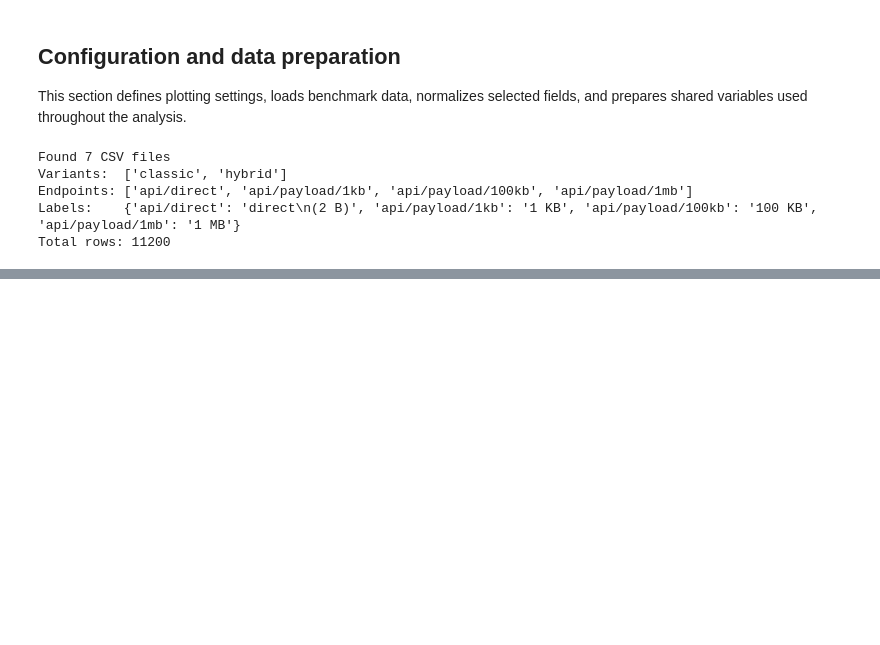
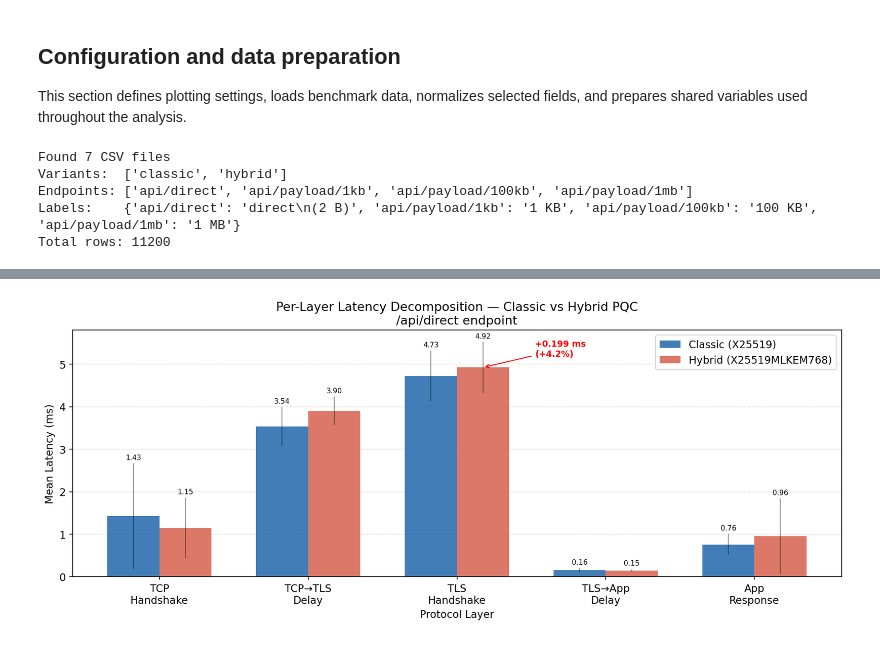
Before and after one commit to kokpenbek/pqc-tls-benchmark, a Jupyter notebook: benchmark/analysis.ipynb, the cells around one changed output, grey strips where cells are left out. Saved outputs shown, nothing was run; the diff lists cells and outputs as text; code cells hidden in the pictures; blank space fills up the shorter version.

Commit message:
add layered decomposition, remove tls packet size comp.

```diff
--- a/benchmark/analysis.ipynb
+++ b/benchmark/analysis.ipynb
@@ -124,0 +84,88 @@ Saved fig9
+# %%
+# Wireshark — Full per-layer decomposition
+
+# CSV input meanings:
+# tcp_hs  = TCP Handshake  = ACK - SYN
+# tcp_tls = TCP→TLS Delay  = ClientHello - ACK
+# tls_hs  = TLS Handshake  = ClientFinished - ClientHello
+# tls_app = TLS→App Delay  = GET - ClientFinished
+# app_resp= App Response   = HTTP 200 - GET
+# ================================
+
+ws_df_raw = pd.read_csv('input/layered_analysis/results.csv')
+
+layers_raw = {'classic': [], 'hybrid': []}
+for _, row in ws_df_raw.iterrows():
+    layers_raw[row['variant']].append({
+        'tcp_hs':   row['tcp_hs'],
+        'tcp_tls':  row['tcp_tls'],
+        'tls_hs':   row['tls_hs'],
+        'tls_app':  row['tls_app'],
+        'app_resp': row['app_resp'],
+    })
+
+layer_keys   = ['tcp_hs', 'tcp_tls', 'tls_hs', 'tls_app', 'app_resp']
+layer_labels = ['TCP\nHandshake', 'TCP→TLS\nDelay', 'TLS\nHandshake',
+                'TLS→App\nDelay', 'App\nResponse']
+
+import statistics as _st
+means, sds = {}, {}
+for v in ['classic', 'hybrid']:
+    means[v] = {l: _st.mean(d[l] for d in layers_raw[v]) for l in layer_keys}
+    sds[v]   = {l: _st.stdev(d[l] for d in layers_raw[v]) for l in layer_keys}
+
+print('\nPer-Layer Latency Decomposition (ms)')
+print(f"{'Layer':15} {'Classic mean':>13} {'Classic SD':>11} {'Hybrid mean':>12} {'Hybrid SD':>10} {'Diff ms':>8} {'Diff %':>7}")
+print('=' * 85)
+for l, lbl in zip(layer_keys, layer_labels):
+    cm, cs = means['classic'][l], sds['classic'][l]
+    hm, hs = means['hybrid'][l],  sds['hybrid'][l]
+    diff_ms  = hm - cm
+    diff_pct = diff_ms / cm * 100
+    print(f"{lbl.replace(chr(10),' '):15} {cm:>13.3f} {cs:>11.3f} {hm:>12.3f} {hs:>10.3f} {diff_ms:>+8.3f} {diff_pct:>+7.1f}%")
+
+fig, ax = plt.subplots(figsize=(12, 5))
+xl = np.arange(len(layer_keys))
+w  = 0.35
+
+for i, (variant, color, label) in enumerate([
+    ('classic', CLASSIC_COLOR, 'Classic (X25519)'),
+    ('hybrid',  HYBRID_COLOR,  'Hybrid (X25519MLKEM768)'),
+]):
+    vals = [means[variant][l] for l in layer_keys]
+    errs = [sds[variant][l]   for l in layer_keys]
+    offset = (i - 0.5) * w
+    bars = ax.bar(xl + offset, vals, w,
+                  color=color, alpha=ALPHA, label=label,
+                  yerr=errs, capsize=0,
+                  error_kw=dict(elinewidth=1, ecolor='black', alpha=0.4))
+    for bar, val, err in zip(bars, vals, errs):
+        ax.text(bar.get_x() + bar.get_width() / 2,
+                bar.get_height() + err + 0.05,
+                f'{val:.2f}', ha='center', va='bottom', fontsize=7.5)
+
+tls_idx = 2
+cm_tls = means['classic']['tls_hs']
+hm_tls = means['hybrid']['tls_hs']
+ax.annotate(
+    f"+{hm_tls - cm_tls:.3f} ms\n({(hm_tls - cm_tls) / cm_tls * 100:+.1f}%)",
+    xy=(xl[tls_idx] + w/2, hm_tls),
+    xytext=(xl[tls_idx] + w/2 + 0.35, hm_tls + 0.25),
+    arrowprops=dict(arrowstyle='->', color='red'),
+    fontsize=9, color='red', fontweight='bold'
+)
+
+ax.set_xlabel('Protocol Layer')
+ax.set_ylabel('Mean Latency (ms)')
+ax.set_title('Per-Layer Latency Decomposition — Classic vs Hybrid PQC\n'
+             '/api/direct endpoint')
+ax.set_xticks(xl)
+ax.set_xticklabels(layer_labels)
+ax.legend()
+ax.grid(axis='y', linestyle='--', alpha=0.4)
+ax.set_axisbelow(True)
+fig.tight_layout()
+fig.savefig(FIGURES_DIR / 'fig8_wireshark_layers.pdf')
+plt.show()
+print('Saved fig8')
+# %% [output]
@@ -124,0 +180 @@ Saved fig9
+[figure, added]
```
Also changed, not shown: parts of 4 cells of this notebook, 10 other files.
